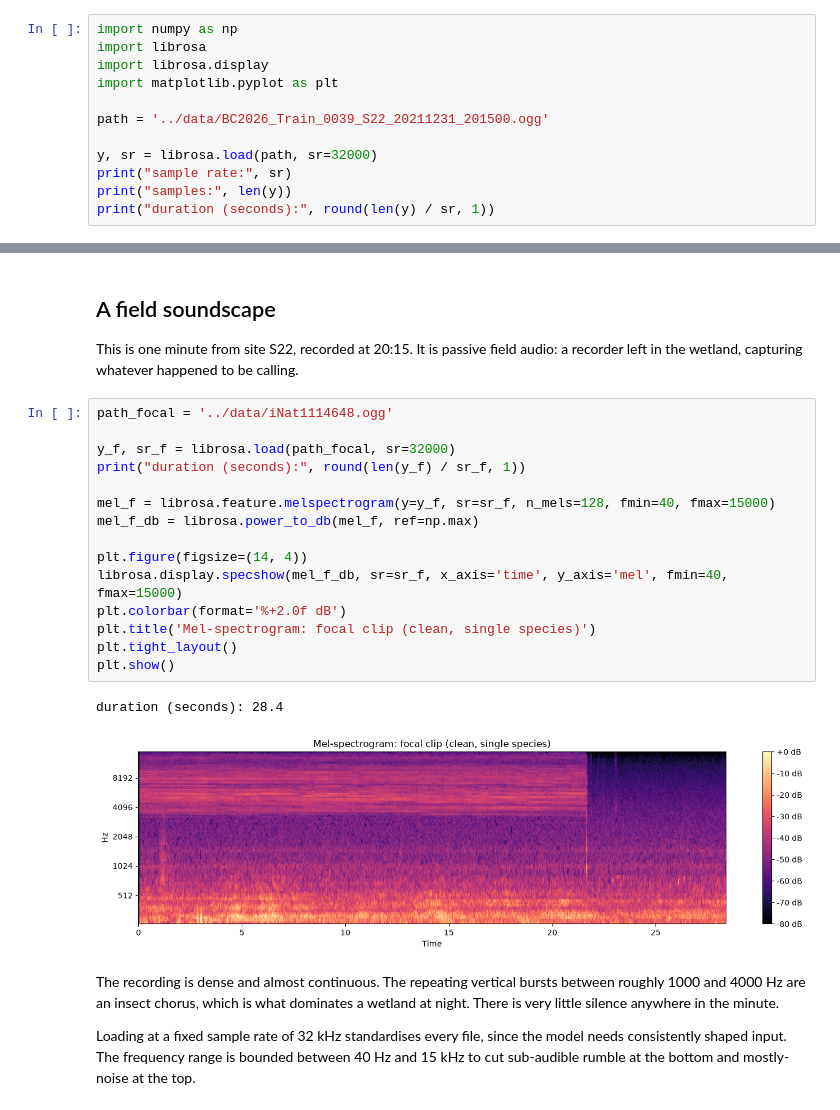
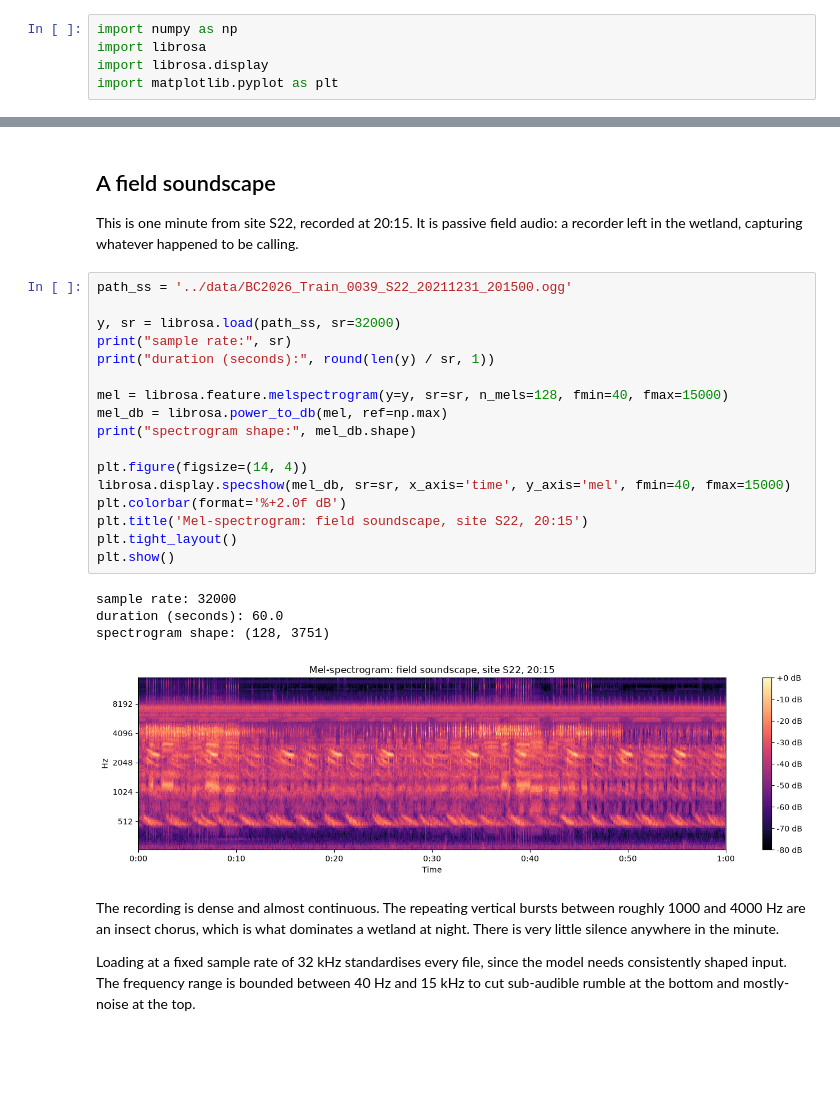
Before and after one commit to Zakguchati/mapping-biodiversity-from-sound, a Jupyter notebook: notebooks/02_first_spectrogram.ipynb, the cells around one changed output, grey strips where cells are left out. Cells and saved outputs as stored; diff of their text form; blank space fills up the shorter version.

```diff
--- a/notebooks/02_first_spectrogram.ipynb
+++ b/notebooks/02_first_spectrogram.ipynb
@@ -3,10 +9,3 @@ import numpy as np
 import librosa
 import librosa.display
 import matplotlib.pyplot as plt
-
-path = '../data/BC2026_Train_0039_S22_20211231_201500.ogg'
-
-y, sr = librosa.load(path, sr=32000)
-print("sample rate:", sr)
-print("samples:", len(y))
-print("duration (seconds):", round(len(y) / sr, 1))
@@ -34,23 +14,27 @@ spectrogram shape: (128, 3751)
 
 This is one minute from site S22, recorded at 20:15. It is passive field audio: a recorder left in the wetland, capturing whatever happened to be calling.
 # %%
-path_focal = '../data/iNat1114648.ogg'
+path_ss = '../data/BC2026_Train_0039_S22_20211231_201500.ogg'
 
-y_f, sr_f = librosa.load(path_focal, sr=32000)
-print("duration (seconds):", round(len(y_f) / sr_f, 1))
+y, sr = librosa.load(path_ss, sr=32000)
+print("sample rate:", sr)
+print("duration (seconds):", round(len(y) / sr, 1))
 
-mel_f = librosa.feature.melspectrogram(y=y_f, sr=sr_f, n_mels=128, fmin=40, fmax=15000)
-mel_f_db = librosa.power_to_db(mel_f, ref=np.max)
+mel = librosa.feature.melspectrogram(y=y, sr=sr, n_mels=128, fmin=40, fmax=15000)
+mel_db = librosa.power_to_db(mel, ref=np.max)
+print("spectrogram shape:", mel_db.shape)
 
 plt.figure(figsize=(14, 4))
-librosa.display.specshow(mel_f_db, sr=sr_f, x_axis='time', y_axis='mel', fmin=40, fmax=15000)
+librosa.display.specshow(mel_db, sr=sr, x_axis='time', y_axis='mel', fmin=40, fmax=15000)
 plt.colorbar(format='%+2.0f dB')
-plt.title('Mel-spectrogram: focal clip (clean, single species)')
+plt.title('Mel-spectrogram: field soundscape, site S22, 20:15')
 plt.tight_layout()
 plt.show()
 # %% [output]
-duration (seconds): 28.4
+sample rate: 32000
+duration (seconds): 60.0
+spectrogram shape: (128, 3751)
-[figure, old version]
+[figure, new version]
 # %% [markdown]
 The recording is dense and almost continuous. The repeating vertical bursts between roughly 1000 and 4000 Hz are an insect chorus, which is what dominates a wetland at night. There is very little silence anywhere in the minute.
 
```
Also changed, not shown: parts of 4 cells of this notebook, 3 other files.
